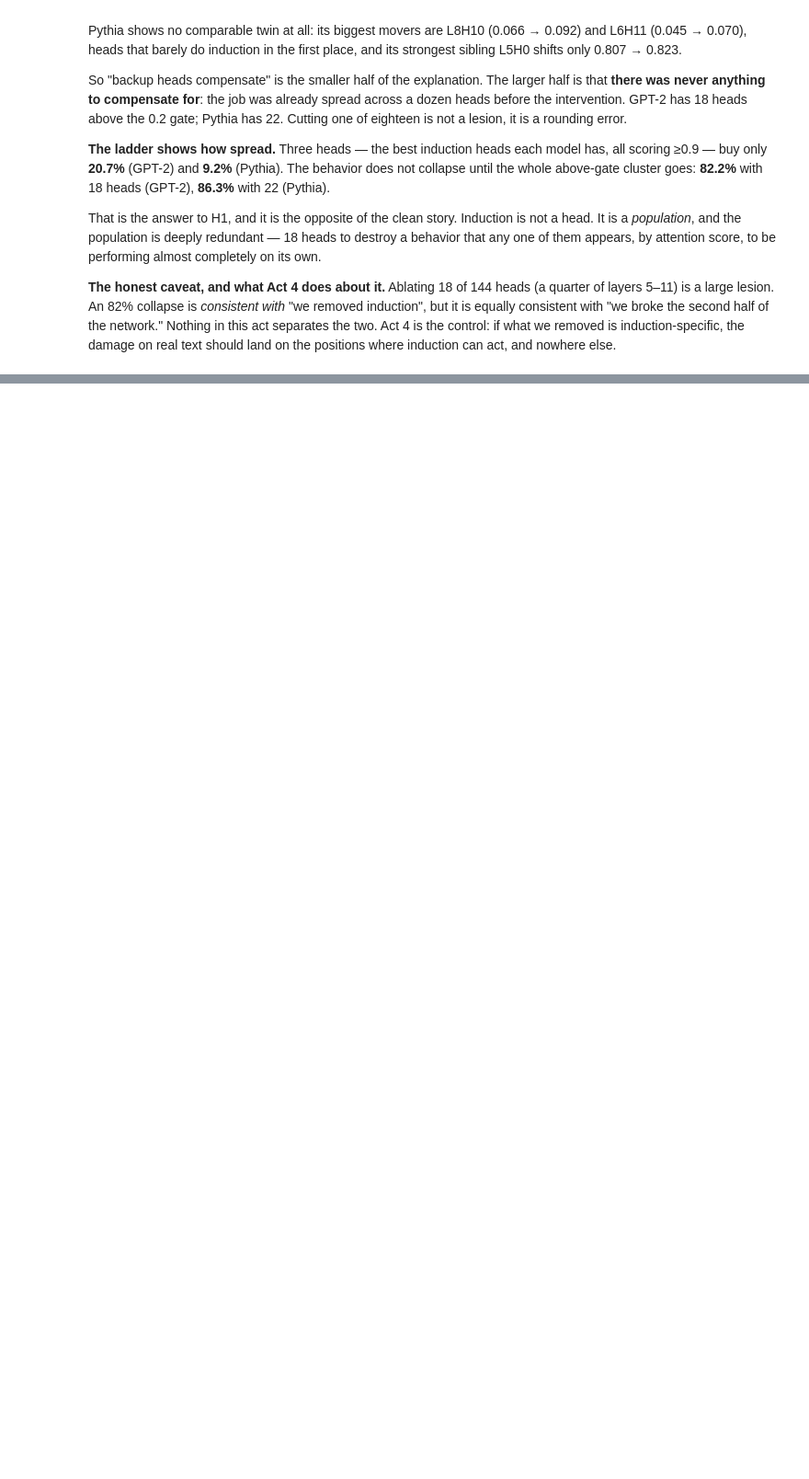
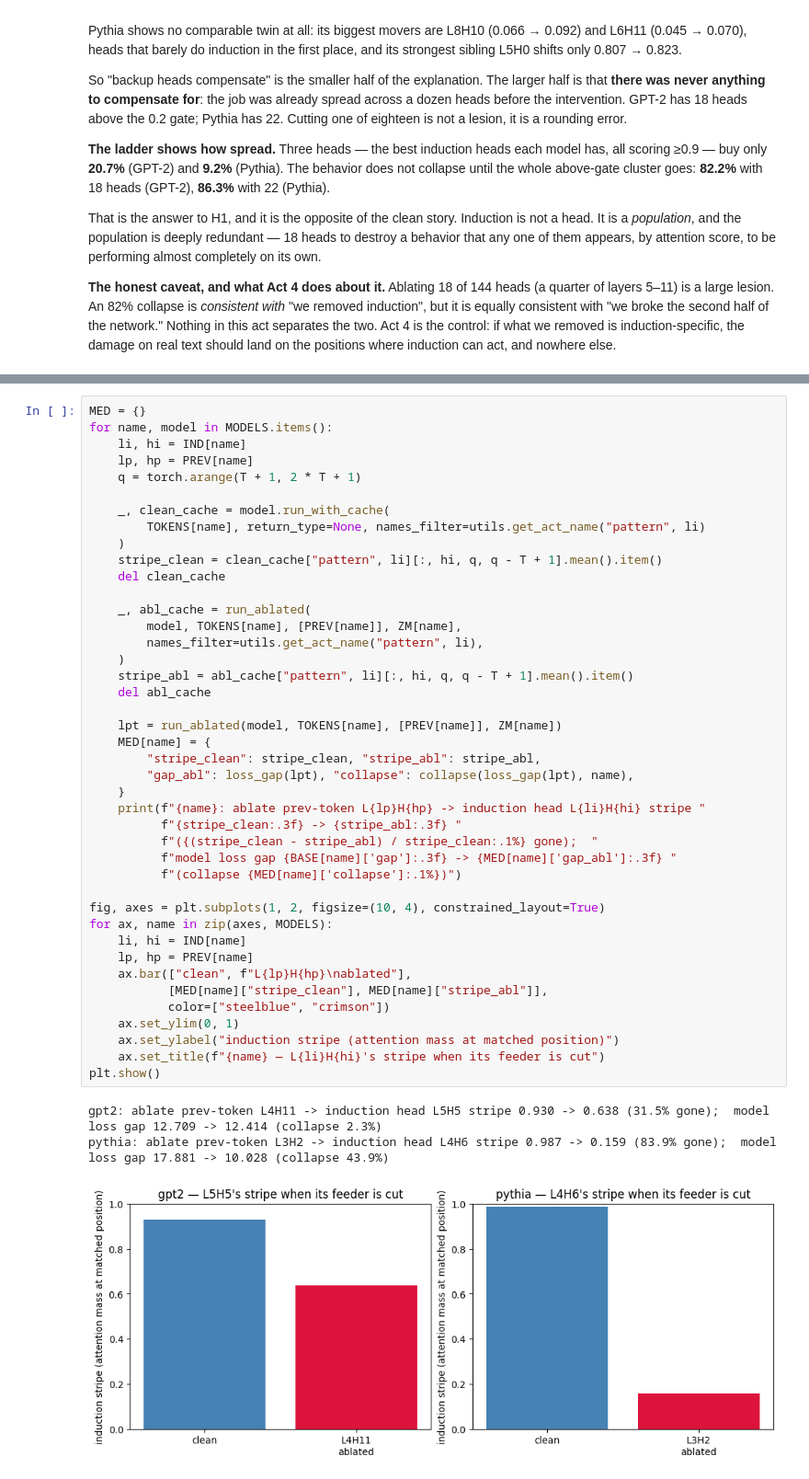
Before and after one commit to barmag/fanous-llm-lens, a Jupyter notebook: notebooks/in_context_learning/induction_ablation.ipynb, the cells around one changed output, grey strips where cells are left out. Shown at 92% size. Drawn from its saved outputs; the diff is of its cells as text; blank space fills up the shorter version.

```diff
--- a/notebooks/in_context_learning/induction_ablation.ipynb
+++ b/notebooks/in_context_learning/induction_ablation.ipynb
@@ -324,0 +333,46 @@ That is the answer to H1, and it is the opposite of the clean story. Induction i
+# %%
+MED = {}
+for name, model in MODELS.items():
+    li, hi = IND[name]
+    lp, hp = PREV[name]
+    q = torch.arange(T + 1, 2 * T + 1)
+
+    _, clean_cache = model.run_with_cache(
+        TOKENS[name], return_type=None, names_filter=utils.get_act_name("pattern", li)
+    )
+    stripe_clean = clean_cache["pattern", li][:, hi, q, q - T + 1].mean().item()
+    del clean_cache
+
+    _, abl_cache = run_ablated(
+        model, TOKENS[name], [PREV[name]], ZM[name],
+        names_filter=utils.get_act_name("pattern", li),
+    )
+    stripe_abl = abl_cache["pattern", li][:, hi, q, q - T + 1].mean().item()
+    del abl_cache
+
+    lpt = run_ablated(model, TOKENS[name], [PREV[name]], ZM[name])
+    MED[name] = {
+        "stripe_clean": stripe_clean, "stripe_abl": stripe_abl,
+        "gap_abl": loss_gap(lpt), "collapse": collapse(loss_gap(lpt), name),
+    }
+    print(f"{name}: ablate prev-token L{lp}H{hp} -> induction head L{li}H{hi} stripe "
+          f"{stripe_clean:.3f} -> {stripe_abl:.3f} "
+          f"({(stripe_clean - stripe_abl) / stripe_clean:.1%} gone);  "
+          f"model loss gap {BASE[name]['gap']:.3f} -> {MED[name]['gap_abl']:.3f} "
+          f"(collapse {MED[name]['collapse']:.1%})")
+
+fig, axes = plt.subplots(1, 2, figsize=(10, 4), constrained_layout=True)
+for ax, name in zip(axes, MODELS):
+    li, hi = IND[name]
+    lp, hp = PREV[name]
+    ax.bar(["clean", f"L{lp}H{hp}\nablated"],
+           [MED[name]["stripe_clean"], MED[name]["stripe_abl"]],
+           color=["steelblue", "crimson"])
+    ax.set_ylim(0, 1)
+    ax.set_ylabel("induction stripe (attention mass at matched position)")
+    ax.set_title(f"{name} — L{li}H{hi}'s stripe when its feeder is cut")
+plt.show()
+# %% [output]
+gpt2: ablate prev-token L4H11 -> induction head L5H5 stripe 0.930 -> 0.638 (31.5% gone);  model loss gap 12.709 -> 12.414 (collapse 2.3%)
+pythia: ablate prev-token L3H2 -> induction head L4H6 stripe 0.987 -> 0.159 (83.9% gone);  model loss gap 17.881 -> 10.028 (collapse 43.9%)
+[figure, added]
```
Also changed, not shown: parts of 3 cells of this notebook.
